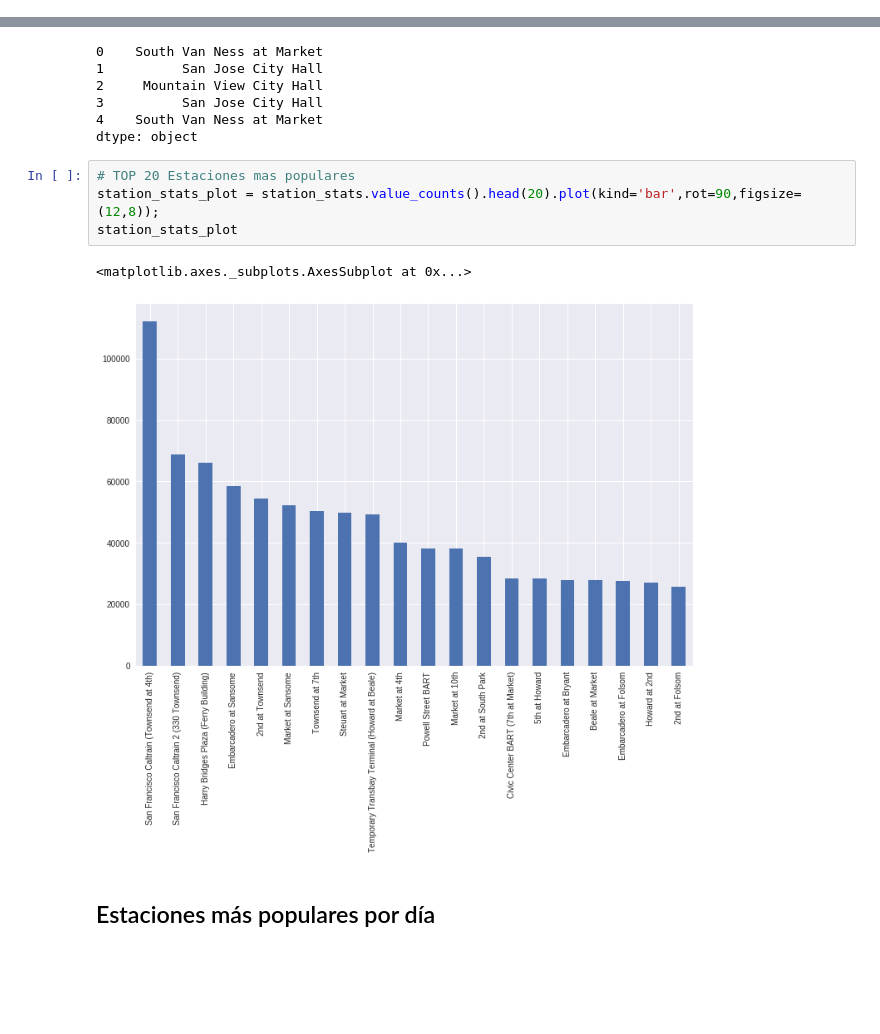
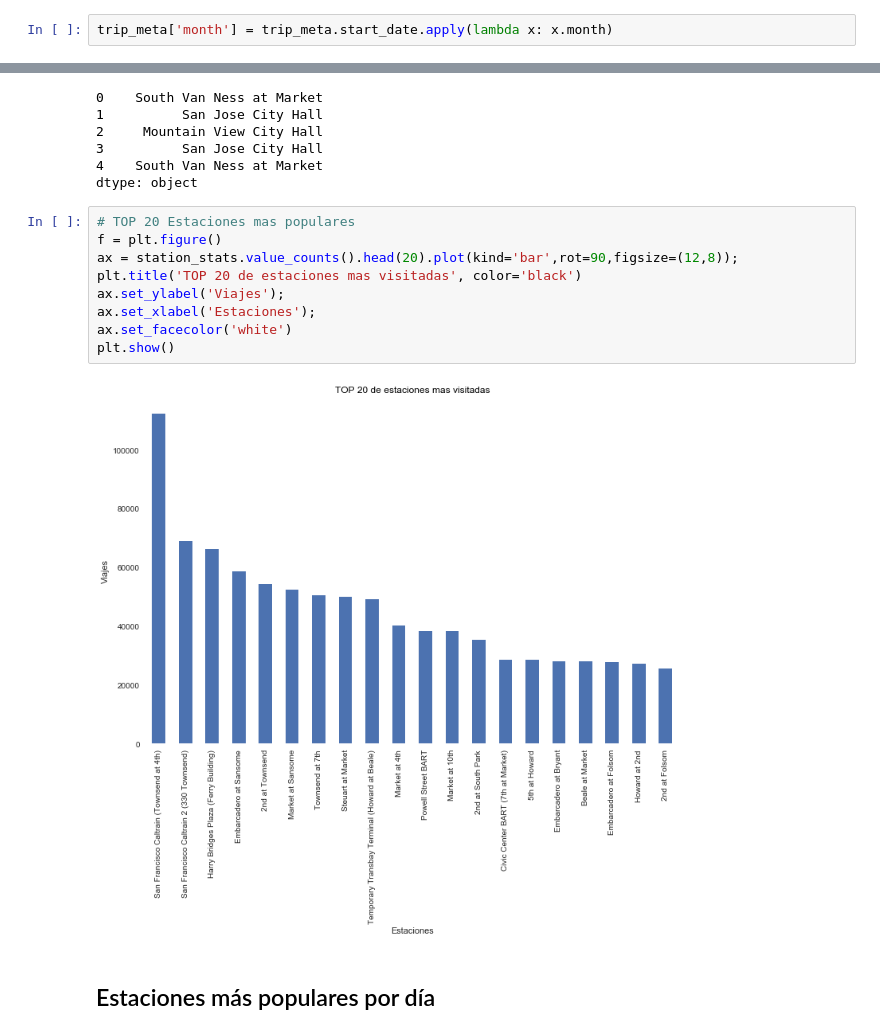
Before and after one commit to hernantain/Analisis-San-Francisco, a Jupyter notebook: analisis.ipynb, the cells around one changed output, grey strips where cells are left out. Drawn from its saved outputs; the diff is of its cells as text; blank space fills up the shorter version.

```diff
--- a/analisis.ipynb
+++ b/analisis.ipynb
@@ -247,0 +251,2 @@ cloudy_stats.groupby('cloud_cover').mean()['duration(min)'].plot(figsize=(14,4))
+# %%
+trip_meta['month'] = trip_meta.start_date.apply(lambda x: x.month)
@@ -317,11 +338,15 @@ station_stats.head()
 dtype: object
 # %%
 # TOP 20 Estaciones mas populares
-station_stats_plot = station_stats.value_counts().head(20).plot(kind='bar',rot=90,figsize=(12,8));
-station_stats_plot
+f = plt.figure()
+ax = station_stats.value_counts().head(20).plot(kind='bar',rot=90,figsize=(12,8));
+plt.title('TOP 20 de estaciones mas visitadas', color='black')
+ax.set_ylabel('Viajes');
+ax.set_xlabel('Estaciones');
+ax.set_facecolor('white')
+plt.show()
 # %% [output]
-<matplotlib.axes._subplots.AxesSubplot at 0x...>
-[figure, old version]
+[figure, new version]
 # %% [markdown]
 ## Estaciones más populares por día
 # %%
```
Also changed, not shown: parts of 17 cells of this notebook.
